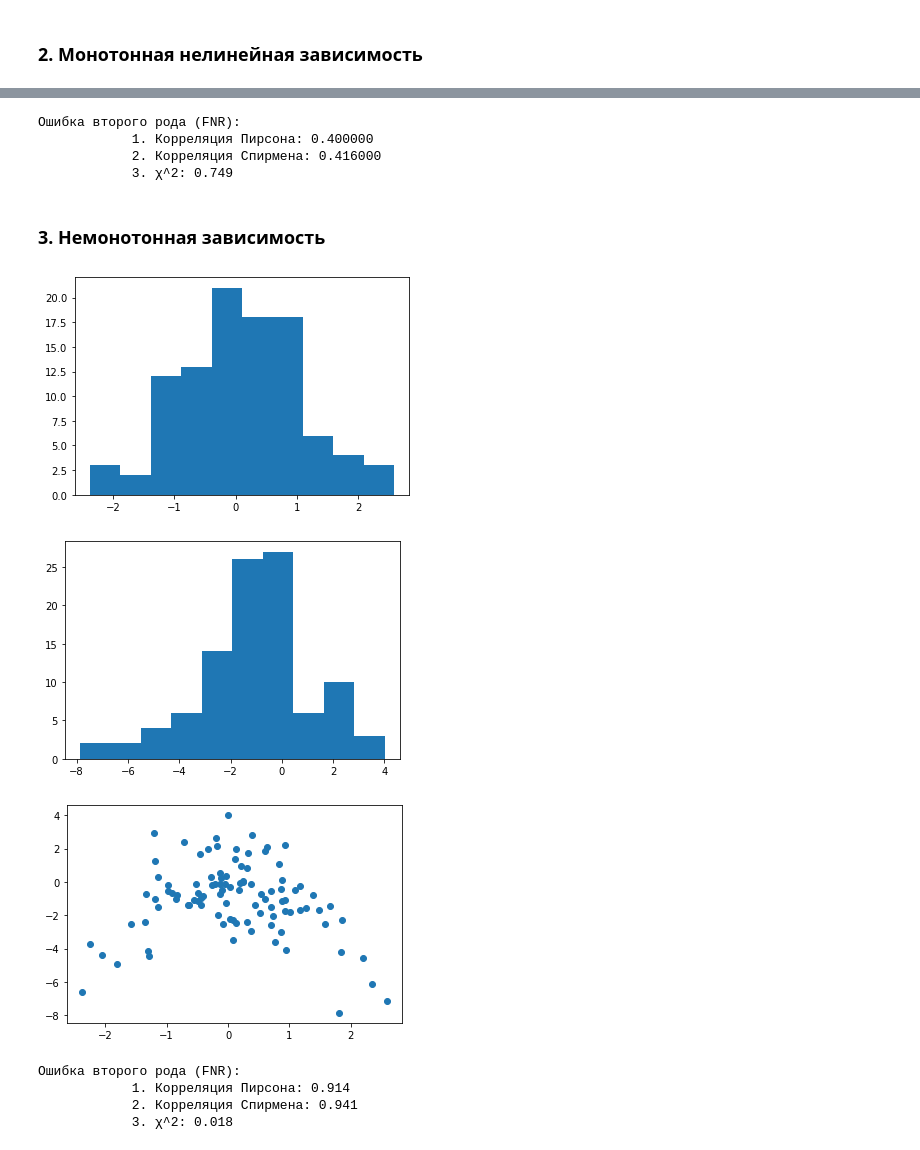
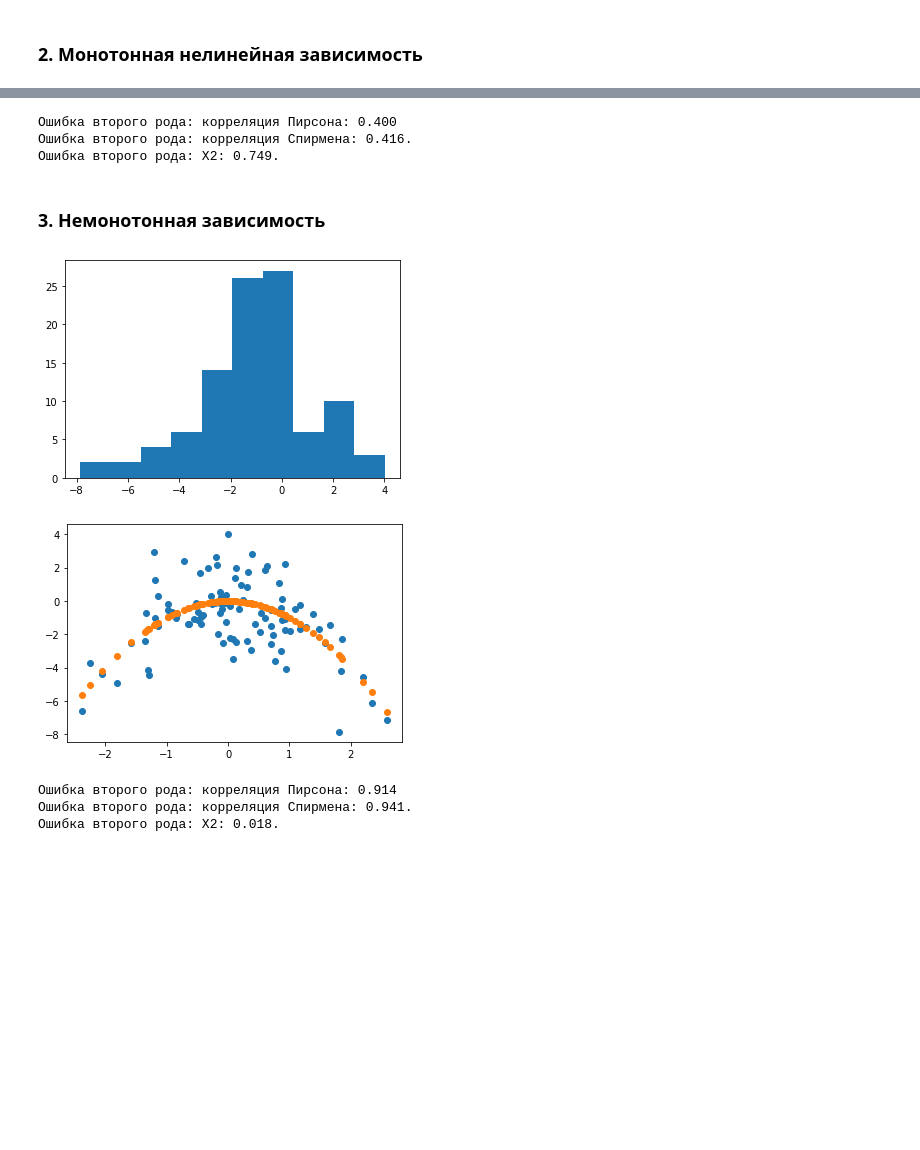
Before and after one commit to JacKira/StatisticDataAnalyze, a Jupyter notebook: Chi_MAtrix/HW3_updated.ipynb, the cells around one changed output, grey strips where cells are left out. Saved outputs shown, nothing was run; the diff lists cells and outputs as text; code cells hidden in the pictures; blank space fills up the shorter version.

```diff
--- a/Chi_MAtrix/HW3_updated.ipynb
+++ b/Chi_MAtrix/HW3_updated.ipynb
@@ -153,31 +149,30 @@ for i in range(n_tests):
     negatives_corr_pearson += is_negative_corr_pearson(x, y, l=left_border, r=right_border)
     negatives_spearman += is_negative_spearman(x, y, alpha=alpha)
     negatives_chi_square += is_negative_chi_square(x, y, alpha=alpha)
-print(f'Ошибка второго рода (FNR):\n\t\
-    1. Корреляция Пирсона: {negatives_corr_pearson/n_tests:.6f}\n\t\
-    2. Корреляция Спирмена: {negatives_spearman/n_tests:.6f}\n\t\
-    3. \u03C7^2: {negatives_chi_square/n_tests:.3f}')
+print(f'Ошибка второго рода: корреляция Пирсона: {negatives_corr_pearson/n_tests:.3f}')
+print(f'Ошибка второго рода: корреляция Спирмена: {negatives_spearman/n_tests:.3f}.')
+print(f'Ошибка второго рода: X2: {negatives_chi_square/n_tests:.3f}.')
 # %% [output]
-Ошибка второго рода (FNR):
-            1. Корреляция Пирсона: 0.400000
-            2. Корреляция Спирмена: 0.416000
-            3. χ^2: 0.749
+Ошибка второго рода: корреляция Пирсона: 0.400
+Ошибка второго рода: корреляция Спирмена: 0.416.
+Ошибка второго рода: X2: 0.749.
 # %% [markdown]
 ### 3. Немонотонная зависимость
 # %%
 rng = np.random.default_rng()
 x = stats.norm().rvs(100)
 noise  = stats.norm(0, 1.5).rvs(x.size)
-y = -x**2 + noise
-plt.hist(x);
+y_clear = -x**2
+y = y_clear + noise
+
 plt.figure()
 plt.hist(y);
 plt.figure()
 plt.scatter(x, y);
+plt.scatter(x, y_clear);
 # %% [output]
-[figure, old version]
+[figure, new version]
-[figure, old version]
+[figure, new version]
-[figure, removed]
 # %%
 np.random.seed(42)
 negatives_corr_pearson = 0
@@ -199,12 +194,10 @@ for i in range(n_tests):
     negatives_corr_pearson += is_negative_corr_pearson(x, y, l=left_border, r=right_border)
     negatives_spearman += is_negative_spearman(x, y, alpha=alpha)
     negatives_chi_square += is_negative_chi_square(x, y, alpha=alpha)
-print(f'Ошибка второго рода (FNR):\n\t\
-    1. Корреляция Пирсона: {negatives_corr_pearson/n_tests:.3f}\n\t\
-    2. Корреляция Спирмена: {negatives_spearman/n_tests:.3f}\n\t\
-    3. \u03C7^2: {negatives_chi_square/n_tests:.3f}')
+print(f'Ошибка второго рода: корреляция Пирсона: {negatives_corr_pearson/n_tests:.3f}')
+print(f'Ошибка второго рода: корреляция Спирмена: {negatives_spearman/n_tests:.3f}.')
+print(f'Ошибка второго рода: X2: {negatives_chi_square/n_tests:.3f}.')
 # %% [output]
-Ошибка второго рода (FNR):
-            1. Корреляция Пирсона: 0.914
-            2. Корреляция Спирмена: 0.941
-            3. χ^2: 0.018
+Ошибка второго рода: корреляция Пирсона: 0.914
+Ошибка второго рода: корреляция Спирмена: 0.941.
+Ошибка второго рода: X2: 0.018.
```
Also changed, not shown: parts of 6 cells of this notebook, 8 other files.
